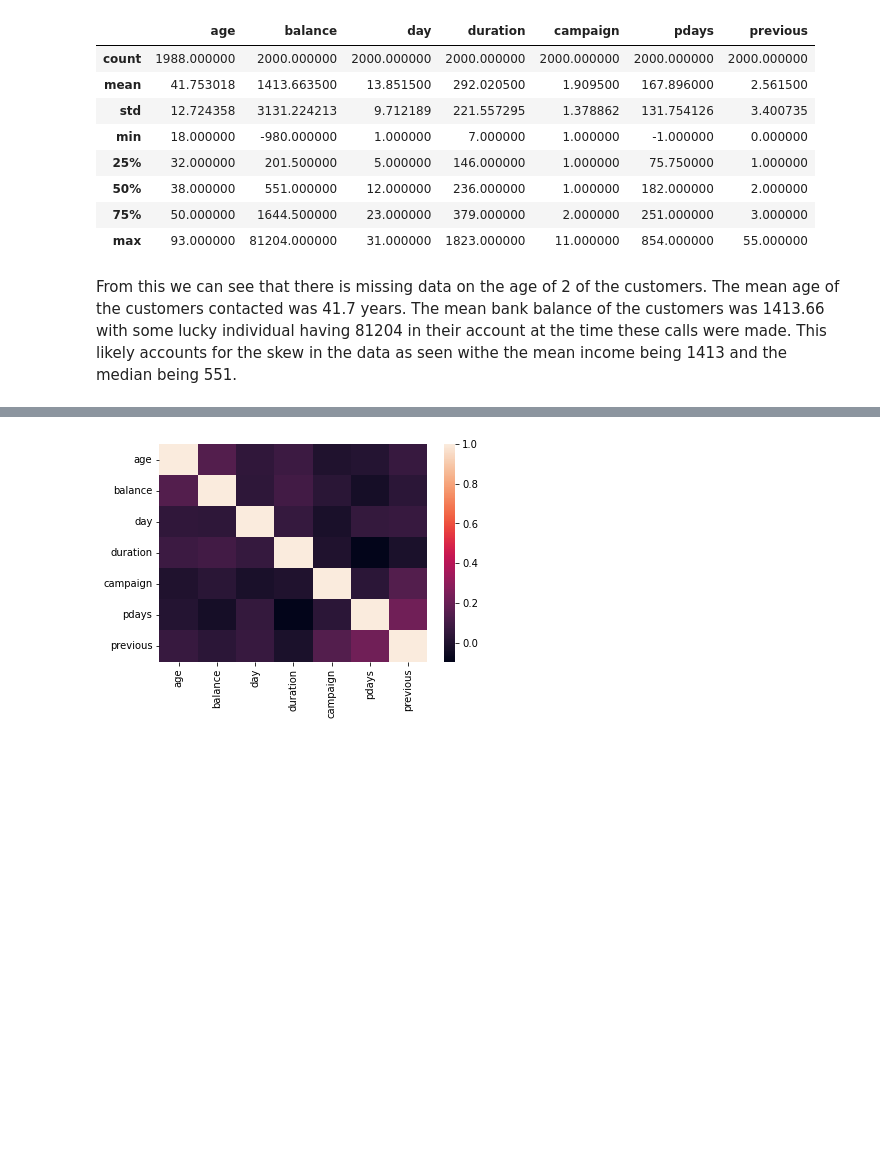
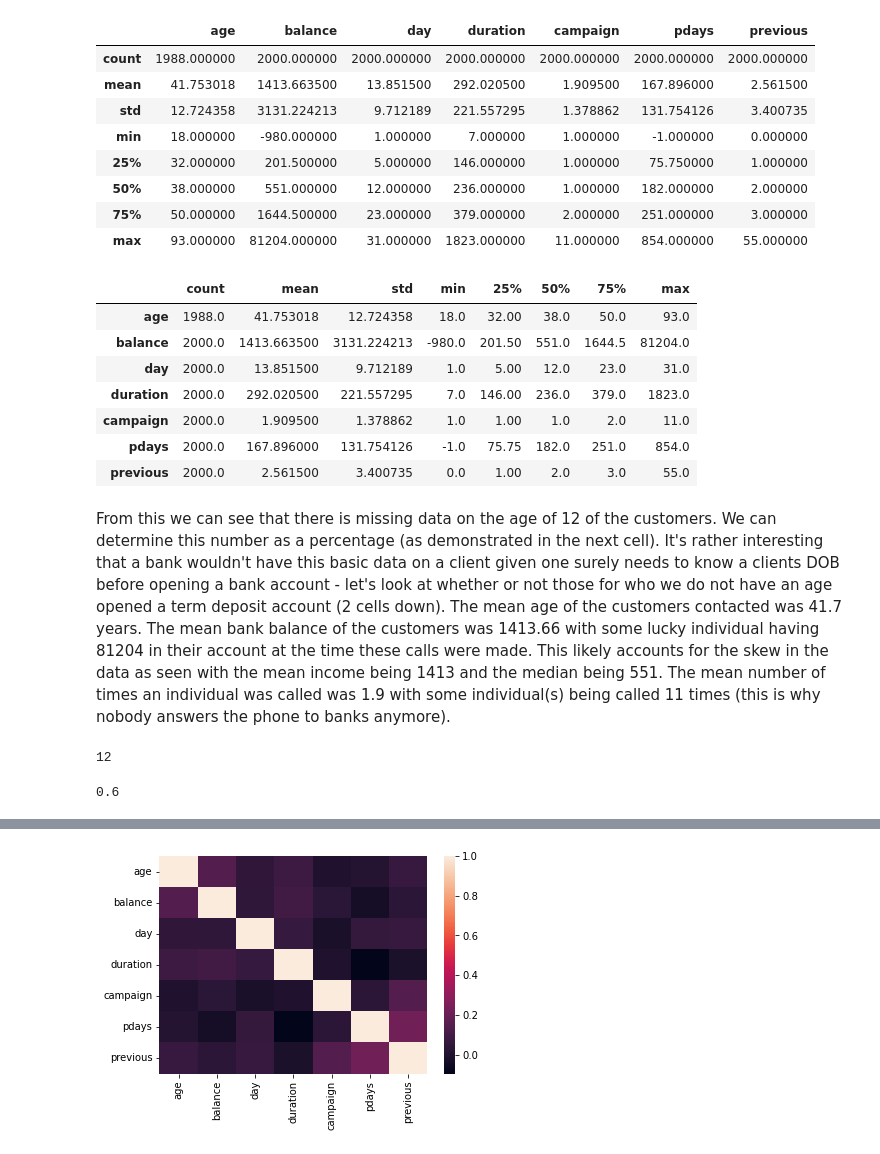
Before and after one commit to darren-king/Exploratory-Data-Analysis, a Jupyter notebook: etivity1.ipynb, the cells around one changed output, grey strips where cells are left out. Cells and saved outputs as stored; diff of their text form; code cells hidden in the pictures; blank space fills up the shorter version.

Commit message:
Update etivity1.ipynb
Further analysis of the numerical and categorical data.

```diff
--- a/etivity1.ipynb
+++ b/etivity1.ipynb
@@ -61,7 +93,30 @@ df.describe()
 | 50% | 38.000000 | 551.000000 | 12.000000 | 236.000000 | 1.000000 | 182.000000 | 2.000000 |
 | 75% | 50.000000 | 1644.500000 | 23.000000 | 379.000000 | 2.000000 | 251.000000 | 3.000000 |
 | max | 93.000000 | 81204.000000 | 31.000000 | 1823.000000 | 11.000000 | 854.000000 | 55.000000 |
+# %%
+# If we transpose this data it might appear a little clearer.
+
+df.describe().T
+# %% [output]
+|  | count | mean | std | min | 25% | 50% | 75% | max |
+| age | 1988.0 | 41.753018 | 12.724358 | 18.0 | 32.00 | 38.0 | 50.0 | 93.0 |
+| balance | 2000.0 | 1413.663500 | 3131.224213 | -980.0 | 201.50 | 551.0 | 1644.5 | 81204.0 |
+| day | 2000.0 | 13.851500 | 9.712189 | 1.0 | 5.00 | 12.0 | 23.0 | 31.0 |
+| duration | 2000.0 | 292.020500 | 221.557295 | 7.0 | 146.00 | 236.0 | 379.0 | 1823.0 |
+| campaign | 2000.0 | 1.909500 | 1.378862 | 1.0 | 1.00 | 1.0 | 2.0 | 11.0 |
+| pdays | 2000.0 | 167.896000 | 131.754126 | -1.0 | 75.75 | 182.0 | 251.0 | 854.0 |
+| previous | 2000.0 | 2.561500 | 3.400735 | 0.0 | 1.00 | 2.0 | 3.0 | 55.0 |
 # %% [markdown]
-From this we can see that there is missing data on the age of 2 of the customers.
+From this we can see that there is missing data on the age of 12 of the customers. We can determine this number as a percentage (as demonstrated in the next cell). It's rather interesting that a bank wouldn't have this basic data on a client given one surely needs to know a clients DOB before opening a bank account - let's look at whether or not those for who we do not have an age opened a term deposit account (2 cells down).
 The mean age of the customers contacted was 41.7 years.
-The mean bank balance of the customers was 1413.66 with some lucky individual having 81204 in their account at the time these calls were made. This likely accounts for the skew in the data as seen withe the mean income being 1413 and the median being 551.
+The mean bank balance of the customers was 1413.66 with some lucky individual having 81204 in their account at the time these calls were made. This likely accounts for the skew in the data as seen with the mean income being 1413 and the median being 551.
+The mean number of times an individual was called was 1.9 with some individual(s) being called 11 times (this is why nobody answers the phone to banks anymore).
+# %%
+#Number of clients for whom we do not have an age
+print(df.age.isna().sum())
+
+#Percentage of clients for whom we do not have an age
+df.age.isna().mean()*100
+# %% [output]
+12
+0.6
```
Also changed, not shown: parts of 24 cells of this notebook.
